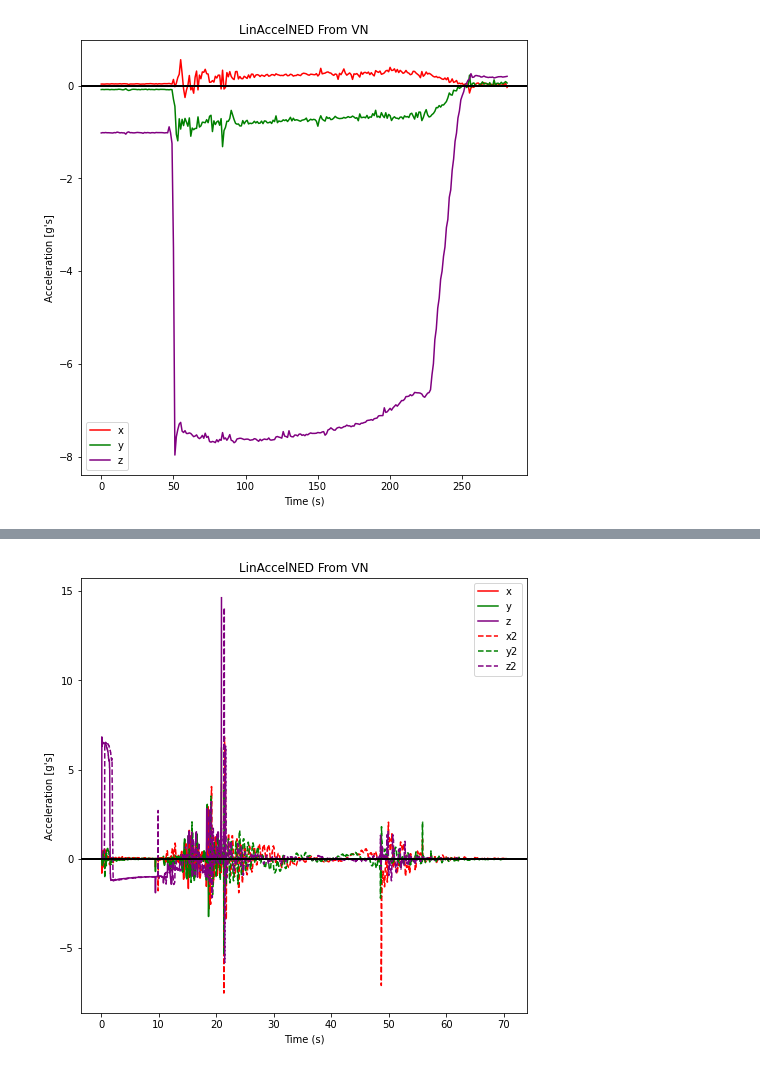
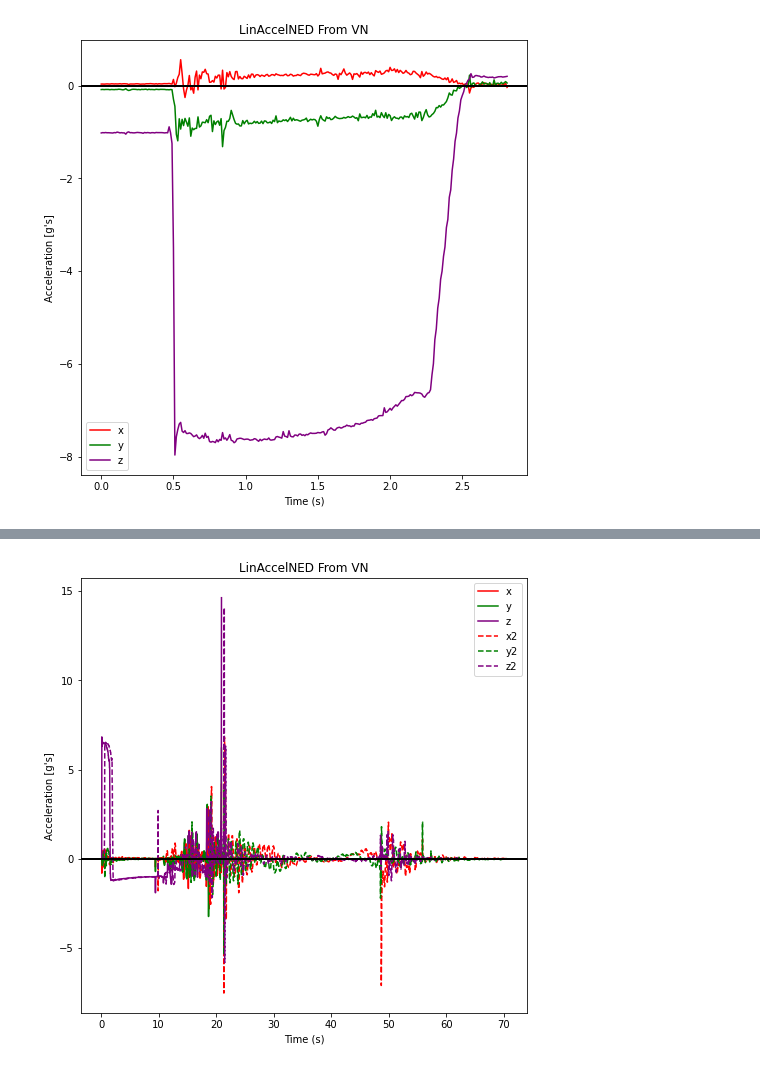
Before and after one commit to VADL-2022/IMU_VV, a Jupyter notebook: 03_Path_Recon/Fullscale2_Reconstruction.ipynb, the cells around one changed output, grey strips where cells are left out. Saved outputs shown, nothing was run; the diff lists cells and outputs as text; code cells hidden in the pictures.

```diff
--- a/03_Path_Recon/Fullscale2_Reconstruction.ipynb
+++ b/03_Path_Recon/Fullscale2_Reconstruction.ipynb
@@ -12,29 +56,29 @@ SIFT2_datafile = "SIFT2_LOG_20220402_124347"
 # %%
 ################## DATA FRAME ##################
 datafile = '../Data/Fullscale2/' + LSM_datafile + '.csv'
 fields = ['Timestamp', 'Accel X', 'Accel Y', 'Accel Z']
 
 df = pd.read_csv(datafile, skipinitialspace=True, usecols=fields)
 df.drop(df.tail(1).index, inplace = True)
 
 ################## INIT VECTORS ##################
 all_time = df['Timestamp'].values
 tdata_LSM = range(len(all_time))
-tdata_LSM = tdata_LSM - all_time[0]
+tdata_LSM = (tdata_LSM - all_time[0])/100
 ax_g_LSM = np.array([float(val) for val in df['Accel X'].values])/9.8
 ay_g_LSM = np.array([float(val) for val in df['Accel Y'].values])/9.8
-az_g_LSM = np.array([float(val) for val in df['Accel Z'].values])/-9.8
+az_g_LSM = np.array([float(val) for val in df['Accel Z'].values])/9.8
 
 fig1 = plt.figure(1, figsize=(8,8))
 ax = plt.subplot(111)
 l2 = ax.plot(tdata_LSM, ax_g_LSM, color='red', label='x')
 l3 = ax.plot(tdata_LSM, ay_g_LSM, color='green', label='y')
 l4 = ax.plot(tdata_LSM, az_g_LSM, color='purple', label='z')
 l5 = plt.axhline(y=0, color='black', linewidth=2)
 ax.set_title("LinAccelNED From VN")
 ax.set_xlabel('Time (s)')
 ax.set_ylabel("Acceleration [g's]")
 ax.legend()
 plt.show()
 # %% [output]
-[figure, old version]
+[figure, new version]
```
Also changed, not shown: parts of 21 cells of this notebook, 2 other files.
